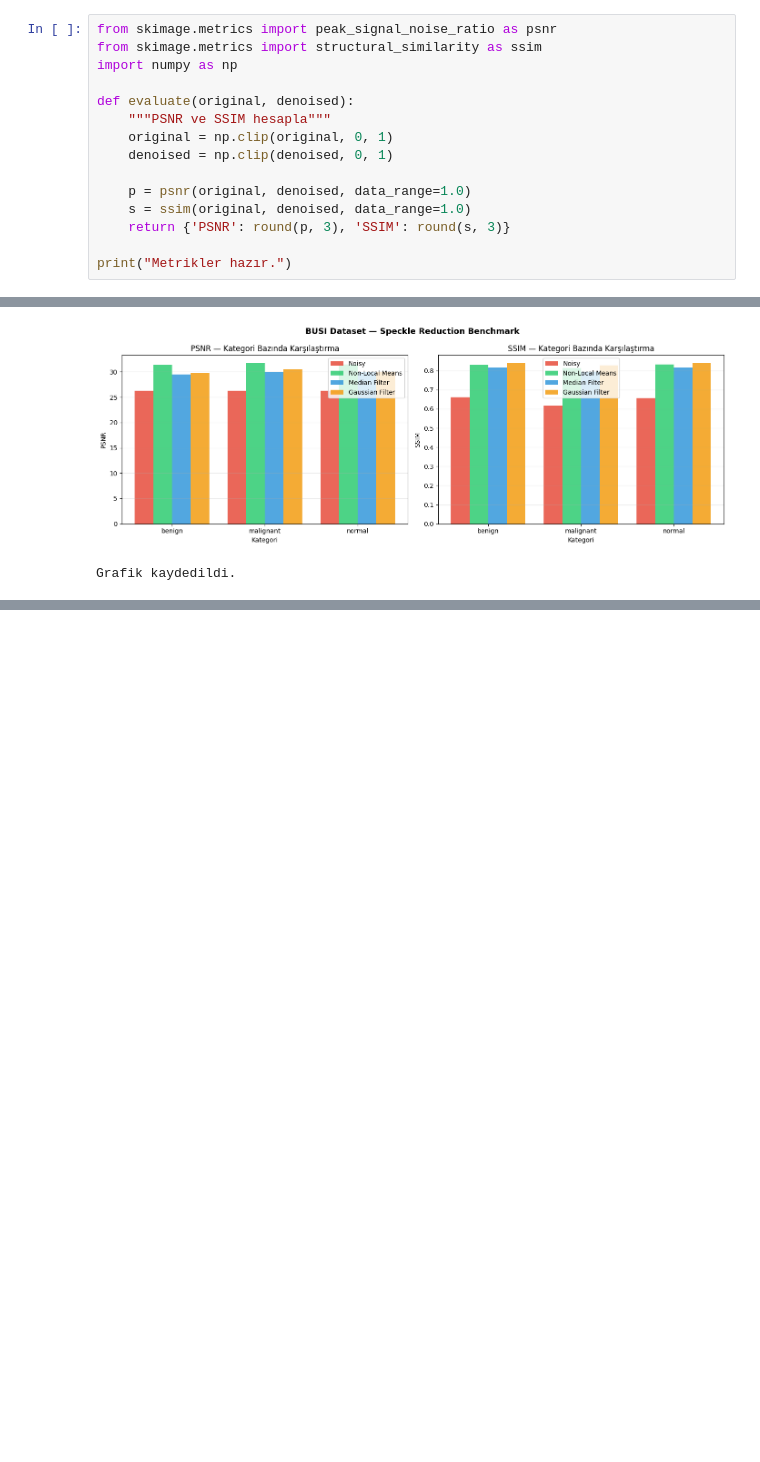
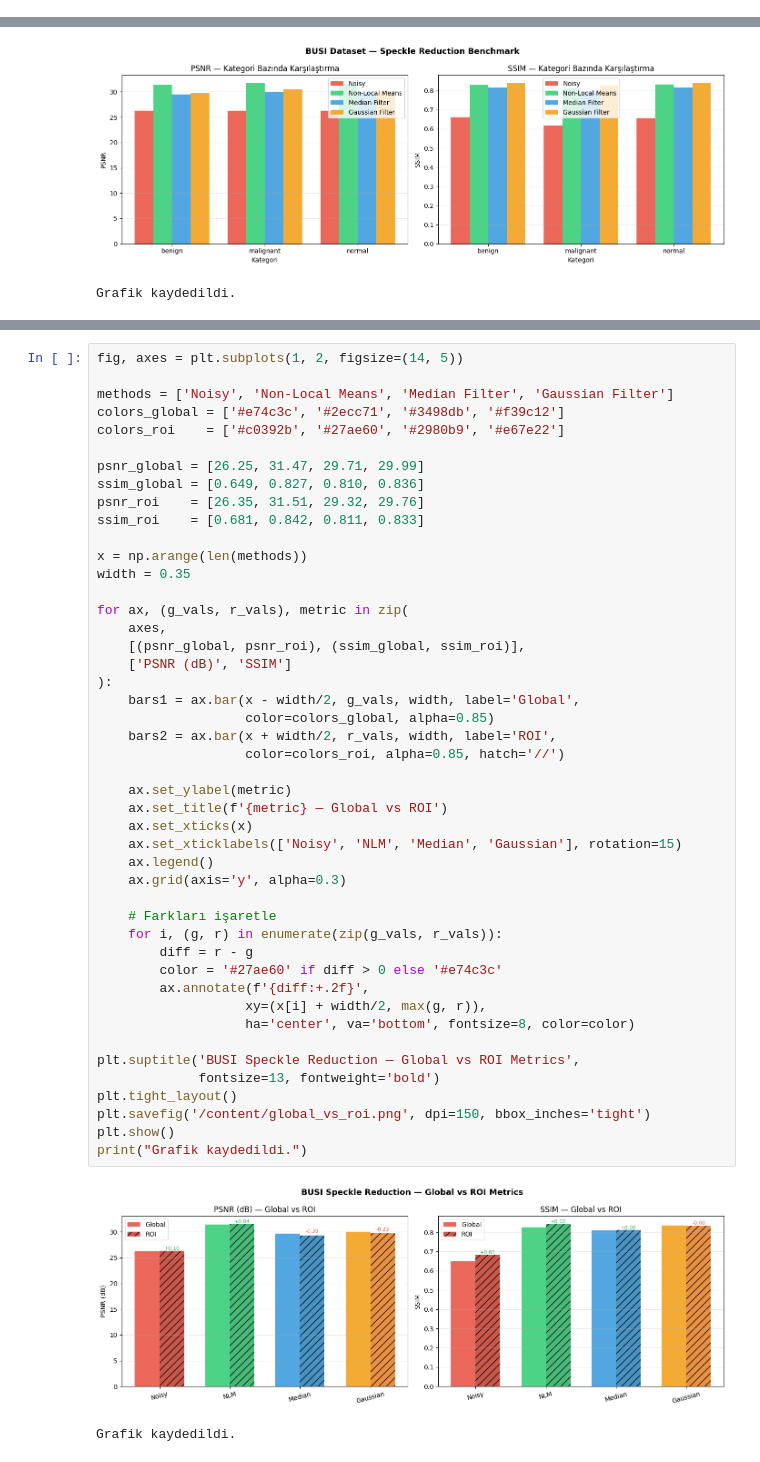
Before and after one commit to minebyte/us-speckle-reduction-benchmark, a Jupyter notebook: benchmark_gaussian.ipynb, the cells around one changed output, grey strips where cells are left out. Saved outputs shown, nothing was run; the diff lists cells and outputs as text; blank space fills up the shorter version.

```diff
--- a/benchmark_gaussian.ipynb
+++ b/benchmark_gaussian.ipynb
@@ -120,15 +85,0 @@ Metodlar hazır.
-# %%
-from skimage.metrics import peak_signal_noise_ratio as psnr
-from skimage.metrics import structural_similarity as ssim
-import numpy as np
-
-def evaluate(original, denoised):
-    """PSNR ve SSIM hesapla"""
-    original = np.clip(original, 0, 1)
-    denoised = np.clip(denoised, 0, 1)
-
-    p = psnr(original, denoised, data_range=1.0)
-    s = ssim(original, denoised, data_range=1.0)
-    return {'PSNR': round(p, 3), 'SSIM': round(s, 3)}
-
-print("Metrikler hazır.")
@@ -437,0 +387,49 @@ Grafik kaydedildi.
+# %%
+fig, axes = plt.subplots(1, 2, figsize=(14, 5))
+
+methods = ['Noisy', 'Non-Local Means', 'Median Filter', 'Gaussian Filter']
+colors_global = ['#e74c3c', '#2ecc71', '#3498db', '#f39c12']
+colors_roi    = ['#c0392b', '#27ae60', '#2980b9', '#e67e22']
+
+psnr_global = [26.25, 31.47, 29.71, 29.99]
+ssim_global = [0.649, 0.827, 0.810, 0.836]
+psnr_roi    = [26.35, 31.51, 29.32, 29.76]
+ssim_roi    = [0.681, 0.842, 0.811, 0.833]
+
+x = np.arange(len(methods))
+width = 0.35
+
+for ax, (g_vals, r_vals), metric in zip(
+    axes,
+    [(psnr_global, psnr_roi), (ssim_global, ssim_roi)],
+    ['PSNR (dB)', 'SSIM']
+):
+    bars1 = ax.bar(x - width/2, g_vals, width, label='Global',
+                   color=colors_global, alpha=0.85)
+    bars2 = ax.bar(x + width/2, r_vals, width, label='ROI',
+                   color=colors_roi, alpha=0.85, hatch='//')
+
+    ax.set_ylabel(metric)
+    ax.set_title(f'{metric} — Global vs ROI')
+    ax.set_xticks(x)
+    ax.set_xticklabels(['Noisy', 'NLM', 'Median', 'Gaussian'], rotation=15)
+    ax.legend()
+    ax.grid(axis='y', alpha=0.3)
+
+    # Farkları işaretle
+    for i, (g, r) in enumerate(zip(g_vals, r_vals)):
+        diff = r - g
+        color = '#27ae60' if diff > 0 else '#e74c3c'
+        ax.annotate(f'{diff:+.2f}',
+                   xy=(x[i] + width/2, max(g, r)),
+                   ha='center', va='bottom', fontsize=8, color=color)
+
+plt.suptitle('BUSI Speckle Reduction — Global vs ROI Metrics',
+             fontsize=13, fontweight='bold')
+plt.tight_layout()
+plt.savefig('/content/global_vs_roi.png', dpi=150, bbox_inches='tight')
+plt.show()
+print("Grafik kaydedildi.")
+# %% [output]
+[figure, added]
+Grafik kaydedildi.
```
Also changed, not shown: parts of 25 cells of this notebook.
